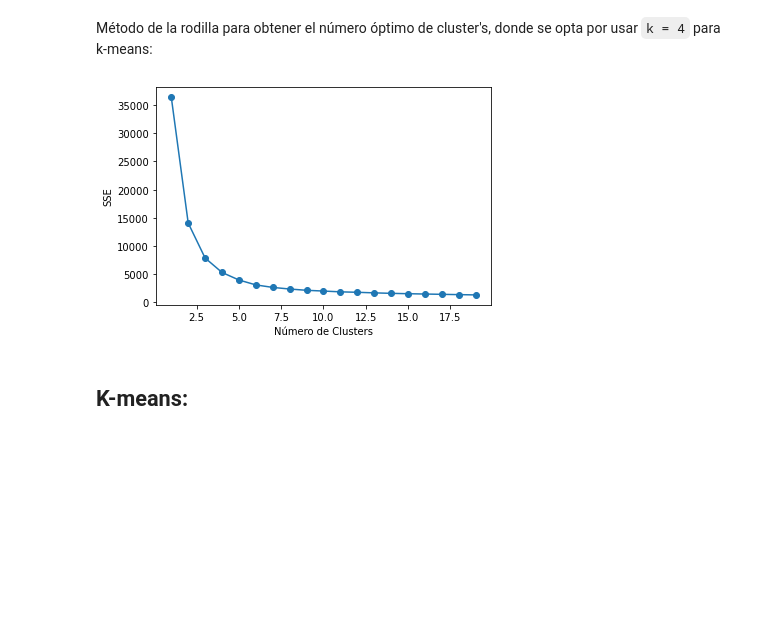
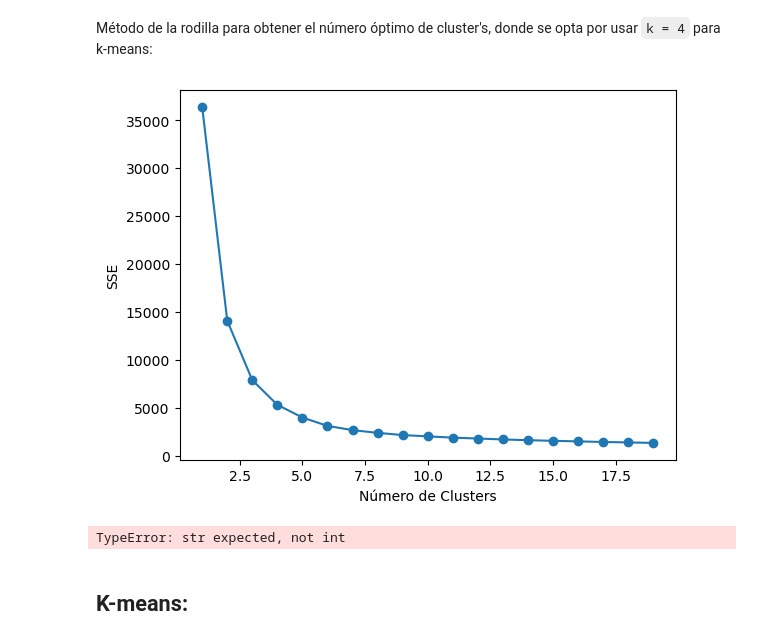
Before and after one commit to Litr0/Proyecto-Mineria, a Jupyter notebook: Hito1.ipynb, the cells around one changed output. Saved outputs shown, nothing was run; the diff lists cells and outputs as text; code cells hidden in the pictures; blank space fills up the shorter version.

```diff
--- a/Hito1.ipynb
+++ b/Hito1.ipynb
@@ -636,20 +558,26 @@ plt.show()
 # %% [markdown]
 Método de la rodilla para obtener el número óptimo de cluster's, donde se opta por usar `k = 4` para k-means:
 # %%
-OMP_NUM_THREADS=8
 SSE = []
 numClusters = list(range(1, 20))
 for k in numClusters:
     k_means = KMeans(n_clusters=k, n_init=20, max_iter= 300, random_state=1)
     k_means.fit(data_k_means)
     SSE.append(k_means.inertia_)
 
 plt.plot(numClusters, SSE, marker="o")
 plt.xlabel('Número de Clusters')
 plt.ylabel('SSE')
 plt.show()
 # %% [output]
-[figure, old version]
+[figure, new version]
+# %%
+kmeans =  KMeans(n_clusters=4, n_init = 20, random_state=1)
+kmeans.fit(data_k_means)
+y_pred = kmeans.labels_
+np.bincount(y_pred)
+# %% [output]
+TypeError: str expected, not int
 # %% [markdown]
 ## K-means:
 # %% [markdown]
```
Also changed, not shown: parts of 63 cells of this notebook.
